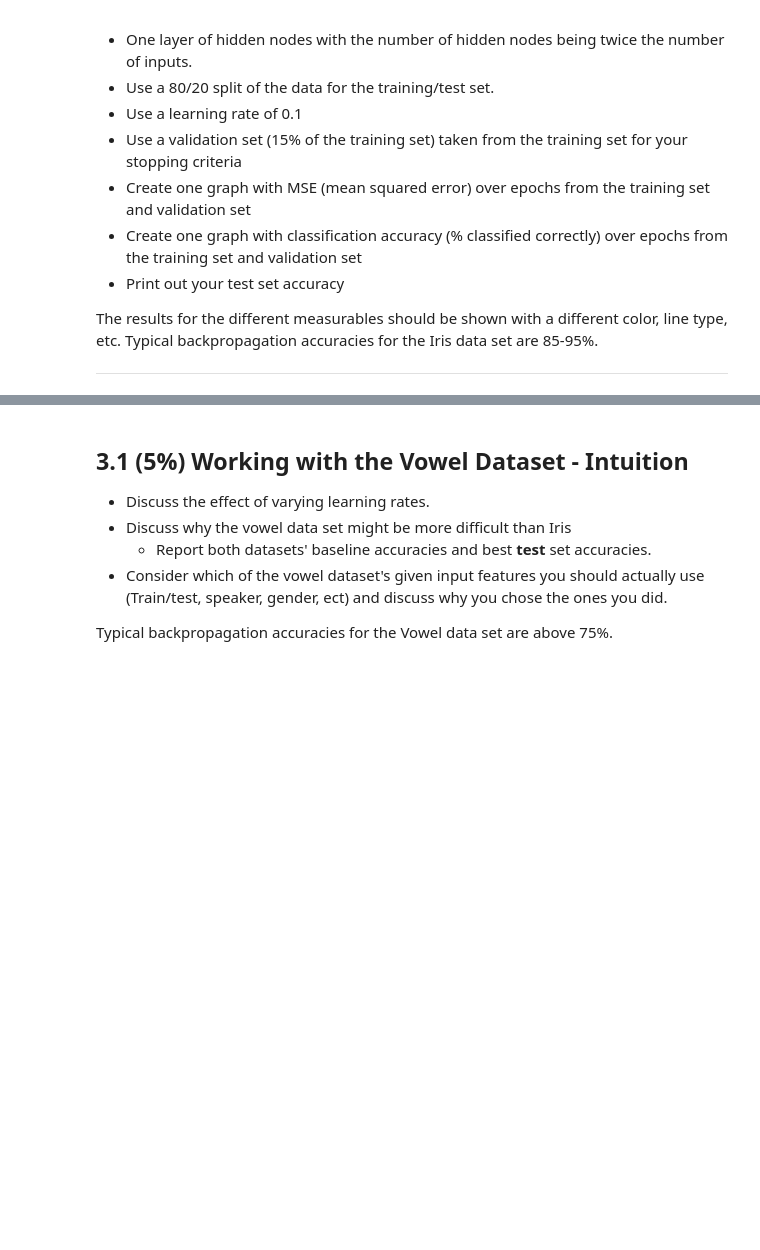
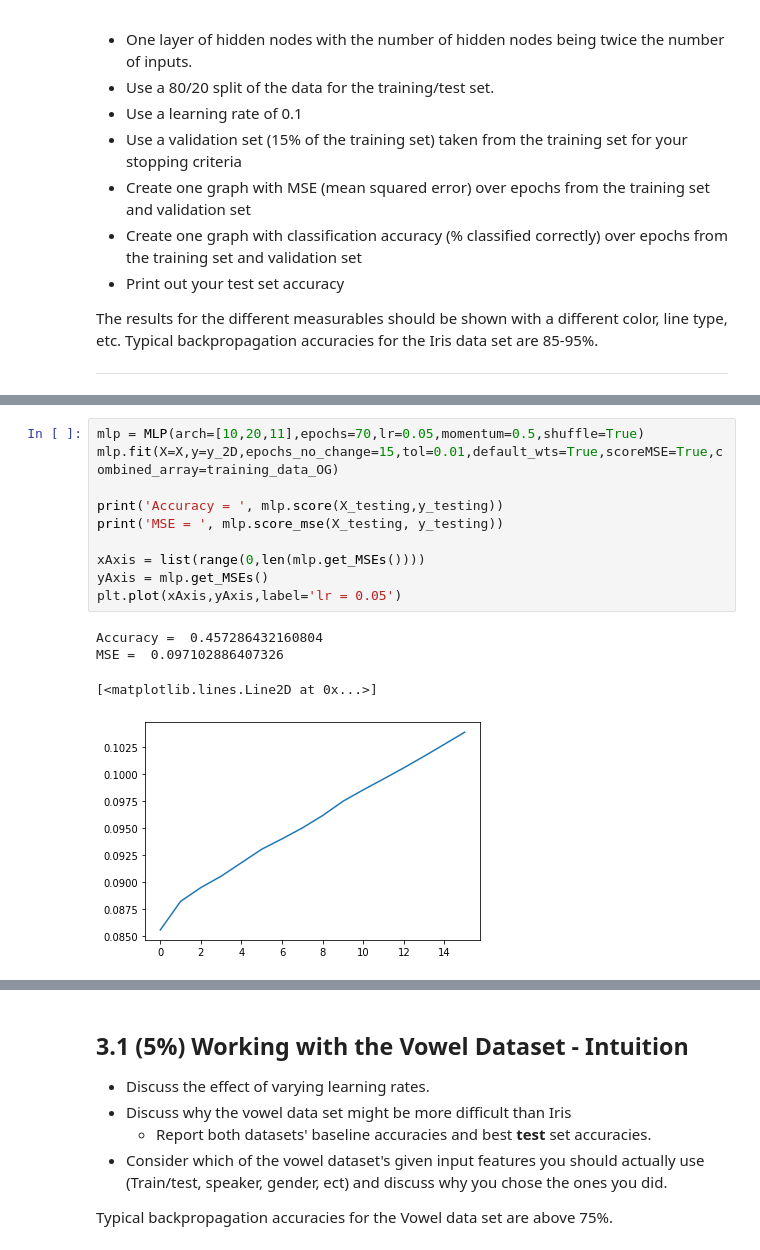
Before and after one commit to tjtyler/MachLearn_MultiLayerPerceptron_BackProp, a Jupyter notebook: lab_2_backprop.ipynb, the cells around one changed output, grey strips where cells are left out. Cells and saved outputs as stored; diff of their text form; blank space fills up the shorter version.

```diff
--- a/lab_2_backprop.ipynb
+++ b/lab_2_backprop.ipynb
@@ -736,0 +757,15 @@ plt.show()
+# %%
+mlp = MLP(arch=[10,20,11],epochs=70,lr=0.05,momentum=0.5,shuffle=True)
+mlp.fit(X=X,y=y_2D,epochs_no_change=15,tol=0.01,default_wts=True,scoreMSE=True,combined_array=training_data_OG)
+
+print('Accuracy = ', mlp.score(X_testing,y_testing))
+print('MSE = ', mlp.score_mse(X_testing, y_testing))
+
+xAxis = list(range(0,len(mlp.get_MSEs())))
+yAxis = mlp.get_MSEs()
+plt.plot(xAxis,yAxis,label='lr = 0.05')
+# %% [output]
+Accuracy =  0.457286432160804
+MSE =  0.097102886407326
+[<matplotlib.lines.Line2D at 0x...>]
+[figure, added]
```
Also changed, not shown: parts of 8 cells of this notebook.
